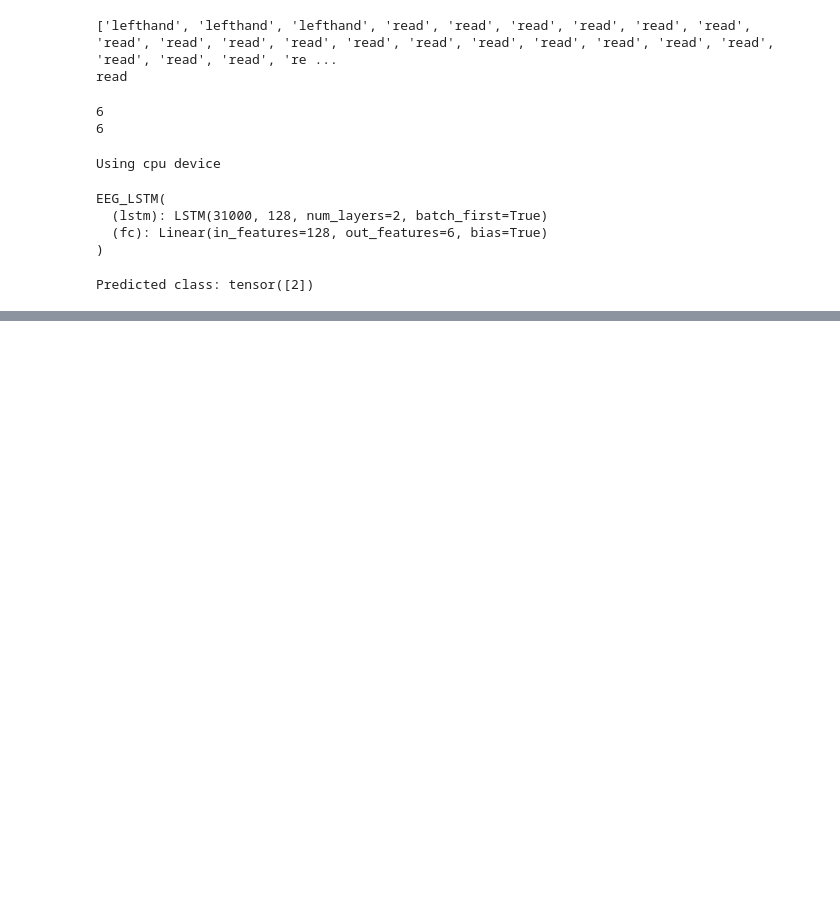
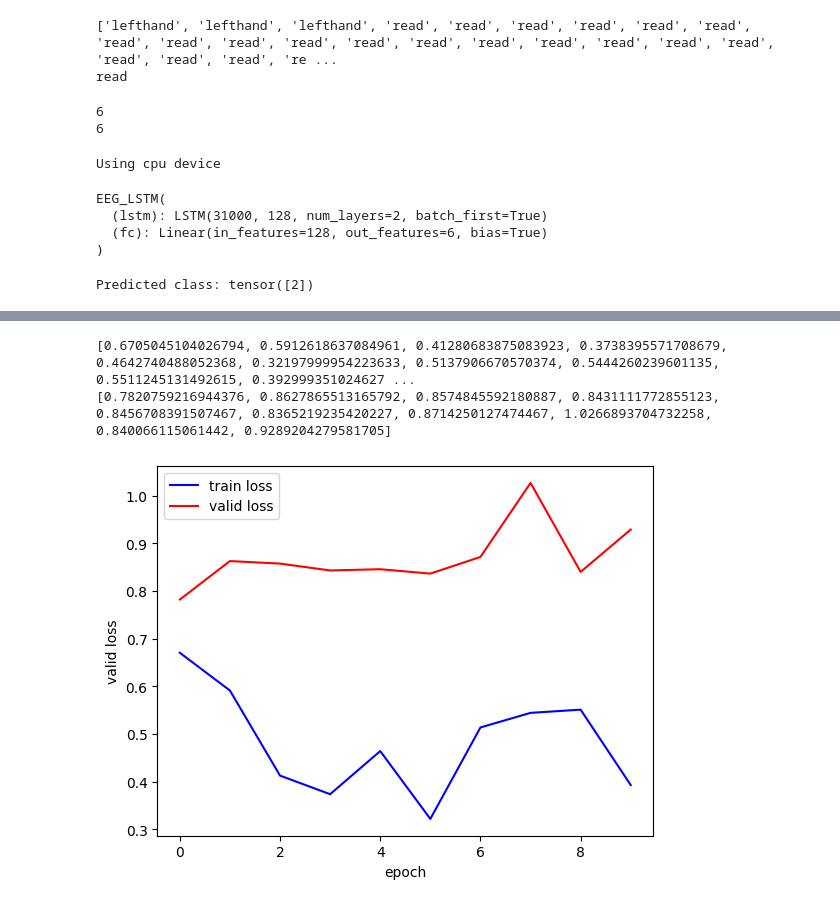
Before and after one commit to greenishcore/Hands-on-EEG, a Jupyter notebook: LSTM.ipynb, the cells around one changed output, grey strips where cells are left out. Drawn from its saved outputs; the diff is of its cells as text; code cells hidden in the pictures; blank space fills up the shorter version.

```diff
--- a/LSTM.ipynb
+++ b/LSTM.ipynb
@@ -212,10 +219,14 @@ def test(dataloader, model,loss_fn):
 # %%
+train_loss = []
+valid_loss = []
 for t in range(num_epochs):
     print(f"Epoch {t + 1}\n-------------------------------")
     model.train(True)
     train(train_loader, model, loss_fn, optimizer)
+
     model.train(False)
     test(valid_loader, model, loss_fn)
+
 print("Done!")
 # %% [output]
 Epoch 1
@@ -236,2 +247,26 @@ Test Error:
 
 Done!
+# %%
+print(train_loss)
+print(valid_loss)
+# %% [output]
+[0.6705045104026794, 0.5912618637084961, 0.41280683875083923, 0.3738395571708679, 0.4642740488052368, 0.32197999954223633, 0.5137906670570374, 0.5444260239601135, 0.5511245131492615, 0.392999351024627 ...
+[0.7820759216944376, 0.8627865513165792, 0.8574845592180887, 0.8431111772855123, 0.8456708391507467, 0.8365219235420227, 0.8714250127474467, 1.0266893704732258, 0.840066115061442, 0.9289204279581705]
+# %%
+import matplotlib.pyplot as plt
+%matplotlib inline
+
+
+plt.figure()
+plt.plot(train_loss,'b',label='train loss')
+plt.ylabel('train loss')
+plt.xlabel('epoch')
+plt.plot(valid_loss,'r',label='valid loss')
+plt.ylabel('valid loss')
+plt.xlabel('epoch')
+plt.legend()
+
+#plt.save(os.path.join('C:/User/a1882/Desktop/EEG','loss.png'))
+plt.show()
+# %% [output]
+[figure, added]
```
Also changed, not shown: parts of 2 cells of this notebook.
